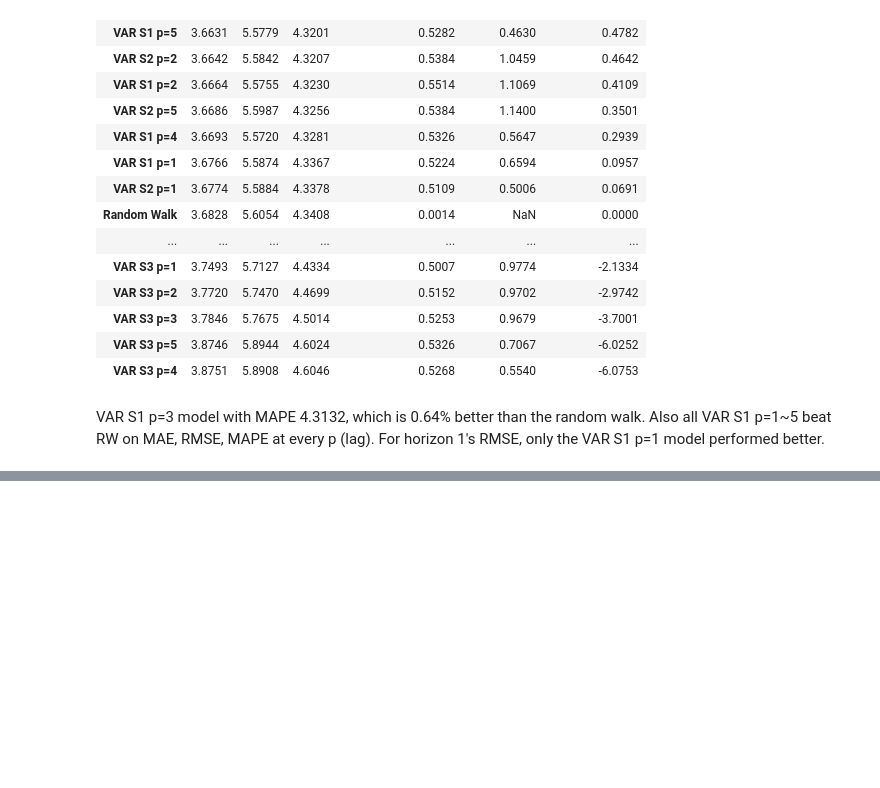
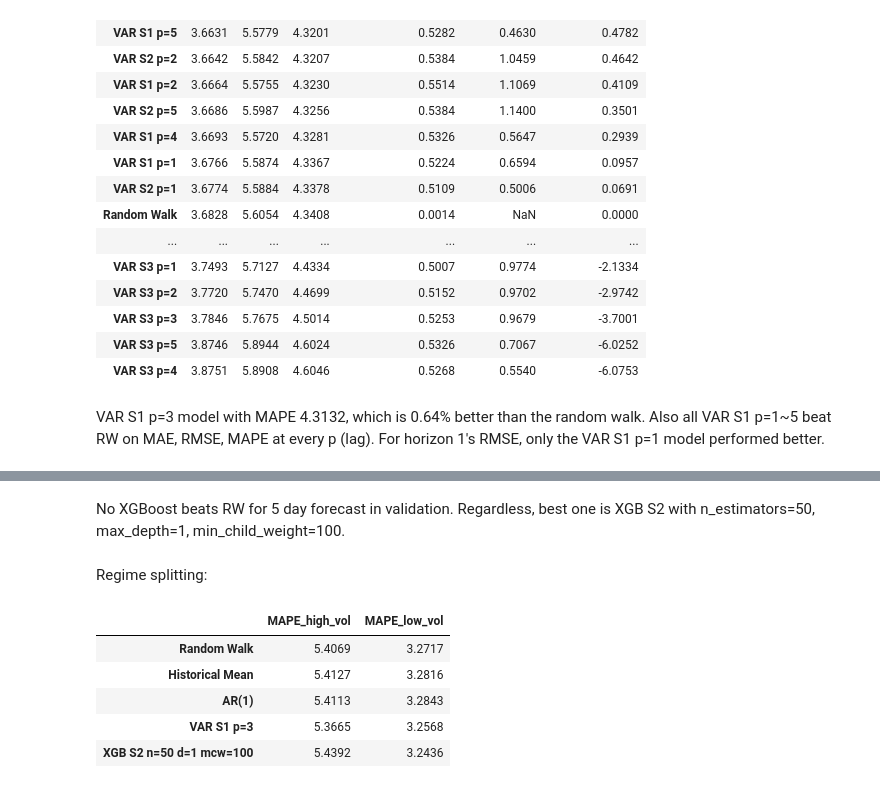
Before and after one commit to airrehn/Sample-Taxed, a Jupyter notebook: notebooks/aa_forecast5.ipynb, the cells around one changed output, grey strips where cells are left out. Drawn from its saved outputs; the diff is of its cells as text; code cells hidden in the pictures; blank space fills up the shorter version.

```diff
--- a/notebooks/aa_forecast5.ipynb
+++ b/notebooks/aa_forecast5.ipynb
@@ -91,0 +169,19 @@ VAR S1 p=3 model with MAPE 4.3132, which is 0.64% better than the random walk. A
+# %% [markdown]
+No XGBoost beats RW for 5 day forecast in validation. Regardless, best one is XGB S2 with n_estimators=50, max_depth=1, min_child_weight=100.
+# %% [markdown]
+Regime splitting:
+# %%
+from src.features import garch_volatility
+from src.metrics import compare_vol_regimes
+
+final = {name: results[name] for name in
+         ["Random Walk", "Historical Mean", "AR(1)", "VAR S1 p=3", "XGB S2 n=50 d=1 mcw=100"]}
+volatility = garch_volatility(df_var, col="log_return")
+compare_vol_regimes(final, volatility)[["MAPE_high_vol", "MAPE_low_vol"]].round(4)
+# %% [output]
+|  | MAPE_high_vol | MAPE_low_vol |
+| Random Walk | 5.4069 | 3.2717 |
+| Historical Mean | 5.4127 | 3.2816 |
+| AR(1) | 5.4113 | 3.2843 |
+| VAR S1 p=3 | 5.3665 | 3.2568 |
+| XGB S2 n=50 d=1 mcw=100 | 5.4392 | 3.2436 |
```
Also changed, not shown: parts of 6 cells of this notebook.
